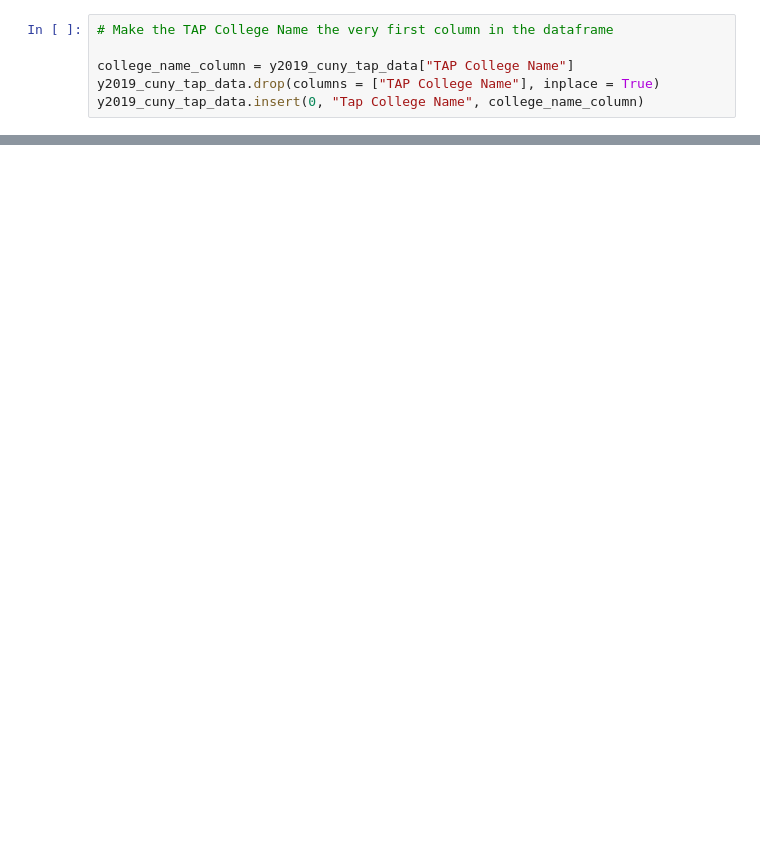
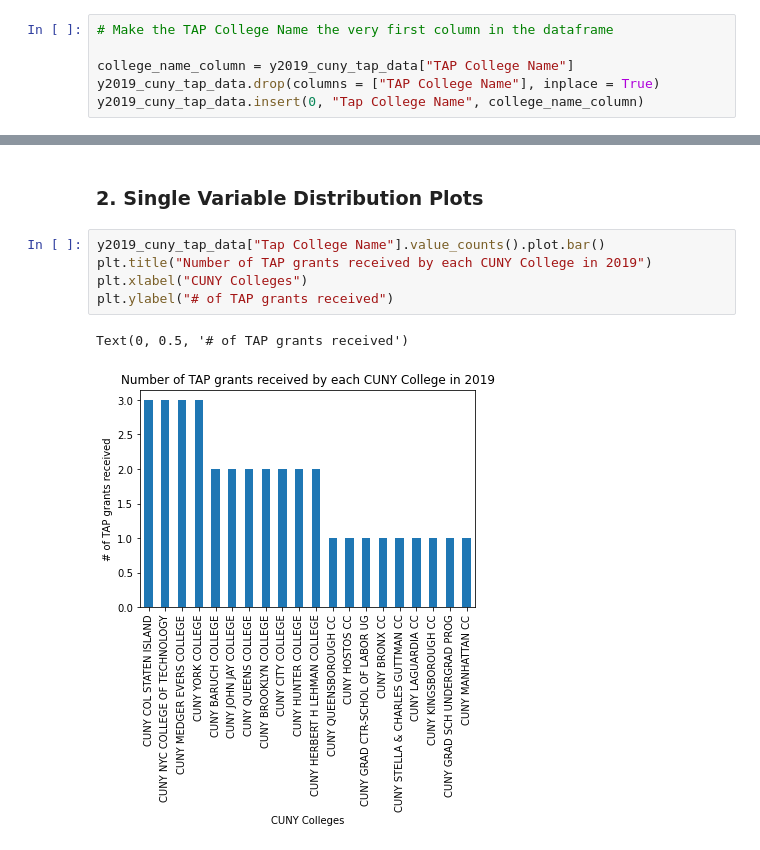
Before and after one commit to agyapongeli77/data-science-project, a Jupyter notebook: Project - MAT 328 Techniques In Data Science.ipynb, the cells around one changed output, grey strips where cells are left out. Saved outputs shown, nothing was run; the diff lists cells and outputs as text; blank space fills up the shorter version.

Commit message:
Single variable distribution plots on 4 columns

```diff
--- a/Project - MAT 328 Techniques In Data Science.ipynb
+++ b/Project - MAT 328 Techniques In Data Science.ipynb
@@ -82,3 +82,13 @@ y2019_cuny_tap_data.head()
 | 2 | CUNY BRONX CC | 2 yr Undergrad | 2-CUNY CC | 4624 | 3370.62 | ... |
 | 3 | CUNY BROOKLYN COLLEGE | 5 yr Undergrad | 1-CUNY SR | 121 | 85.33 | ... |
 | 4 | CUNY BROOKLYN COLLEGE | 4 yr Undergrad | 1-CUNY SR | 7155 | 5883.32 | ... |
+# %% [markdown]
+### 2. Single Variable Distribution Plots
+# %%
+y2019_cuny_tap_data["Tap College Name"].value_counts().plot.bar()
+plt.title("Number of TAP grants received by each CUNY College in 2019")
+plt.xlabel("CUNY Colleges")
+plt.ylabel("# of TAP grants received")
+# %% [output]
+Text(0, 0.5, '# of TAP grants received')
+[figure, added]
```
Also changed, not shown: parts of 3 cells of this notebook.
